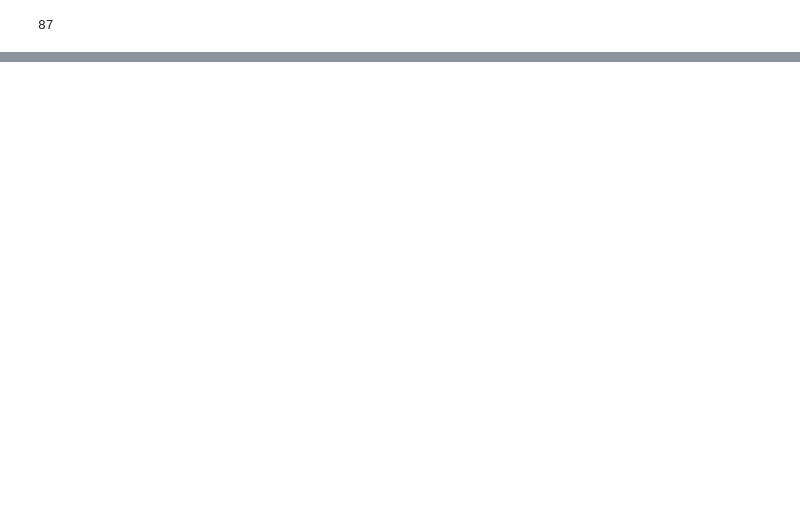
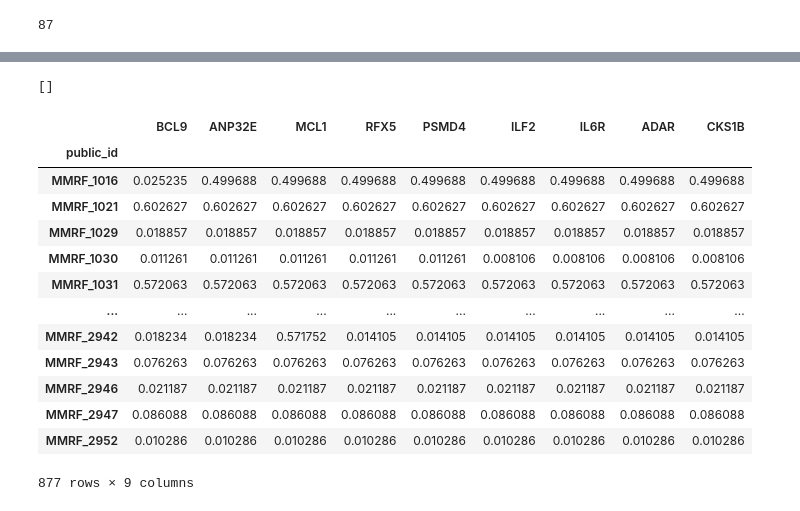
Before and after one commit to JiaGengChang/myegpt-api, a Jupyter notebook: src/question-answer.ipynb, the cells around one changed output, grey strips where cells are left out. Drawn from its saved outputs; the diff is of its cells as text; code cells hidden in the pictures; blank space fills up the shorter version.

```diff
--- a/src/question-answer.ipynb
+++ b/src/question-answer.ipynb
@@ -210,0 +336,5 @@ df_trtresp.query('line==1\
+# %%
+cn_gene_names = ['BCL9', 'ANP32E', 'MCL1', 'RFX5', 'PSMD4', 'ILF2', 'IL6R', 'ADAR', 'CKS1B']
+cn_gene_stable_ids = [convert_gene(gene) for gene in cn_gene_names]
+cn_gene_dict = dict(zip(cn_gene_names, cn_gene_stable_ids))
+cn_gene_dict
@@ -210,0 +351,2 @@ df_trtresp.query('line==1\
+# %%
+cn_gene_segment_mean = {k : pd.Series(_max_overlapping_segment(v).query('sample.str.contains("_1_BM_CD138pos")')['segment_mean']) for k, v in cn_gene_dict.items()}
@@ -210,0 +371,35 @@ df_trtresp.query('line==1\
+# %%
+df_cn_gene_segment_mean = pd.concat(cn_gene_segment_mean, axis=1)
+# %%
+# sanity check to ensure no two columns (genes) have identical CN values
+def equal_columns(df):
+    cols = df.columns.tolist()
+    pairs = []
+    for i in range(len(cols)):
+        for j in range(i + 1, len(cols)):
+            c1, c2 = cols[i], cols[j]
+            if df[c1].equals(df[c2]):
+                pairs.append((c1, c2))
+    return pairs
+
+pairs = equal_columns(df_cn_gene_segment_mean)
+print(pairs)
+# %% [output]
+[]
+# %%
+df_cn_gene_segment_mean
+# %% [output]
+|  | BCL9 | ANP32E | MCL1 | RFX5 | PSMD4 | ILF2 | IL6R | ADAR | CKS1B |
+| public_id |  |  |  |  |  |  |  |  |  |
+| MMRF_1016 | 0.025235 | 0.499688 | 0.499688 | 0.499688 | 0.499688 | 0.499688 | 0.499688 | 0.499688 | 0.499688 |
+| MMRF_1021 | 0.602627 | 0.602627 | 0.602627 | 0.602627 | 0.602627 | 0.602627 | 0.602627 | 0.602627 | 0.602627 |
+| MMRF_1029 | 0.018857 | 0.018857 | 0.018857 | 0.018857 | 0.018857 | 0.018857 | 0.018857 | 0.018857 | 0.018857 |
+| MMRF_1030 | 0.011261 | 0.011261 | 0.011261 | 0.011261 | 0.011261 | 0.008106 | 0.008106 | 0.008106 | 0.008106 |
+| MMRF_1031 | 0.572063 | 0.572063 | 0.572063 | 0.572063 | 0.572063 | 0.572063 | 0.572063 | 0.572063 | 0.572063 |
+| ... | ... | ... | ... | ... | ... | ... | ... | ... | ... |
+| MMRF_2942 | 0.018234 | 0.018234 | 0.571752 | 0.014105 | 0.014105 | 0.014105 | 0.014105 | 0.014105 | 0.014105 |
+| MMRF_2943 | 0.076263 | 0.076263 | 0.076263 | 0.076263 | 0.076263 | 0.076263 | 0.076263 | 0.076263 | 0.076263 |
+| MMRF_2946 | 0.021187 | 0.021187 | 0.021187 | 0.021187 | 0.021187 | 0.021187 | 0.021187 | 0.021187 | 0.021187 |
+| MMRF_2947 | 0.086088 | 0.086088 | 0.086088 | 0.086088 | 0.086088 | 0.086088 | 0.086088 | 0.086088 | 0.086088 |
+| MMRF_2952 | 0.010286 | 0.010286 | 0.010286 | 0.010286 | 0.010286 | 0.010286 | 0.010286 | 0.010286 | 0.010286 |
+877 rows × 9 columns
```
Also changed, not shown: parts of 51 cells of this notebook.
